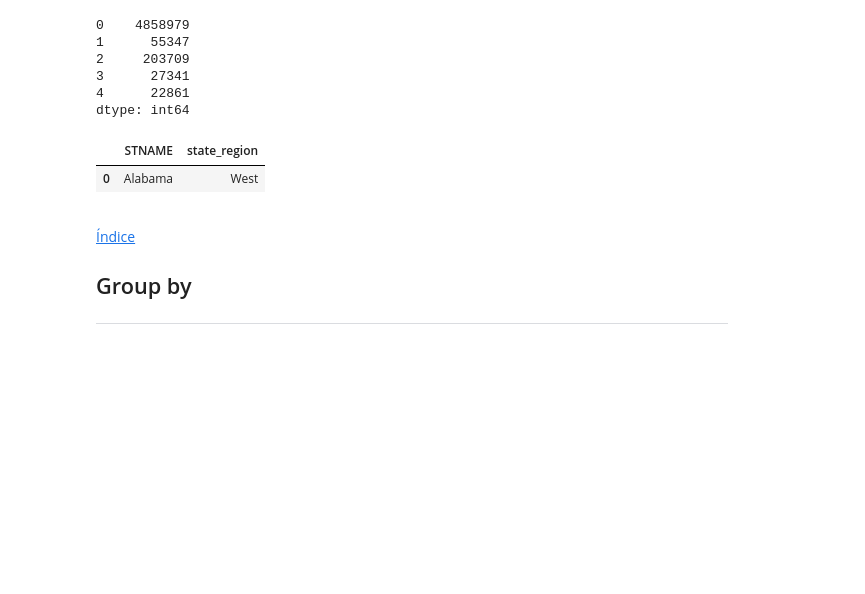
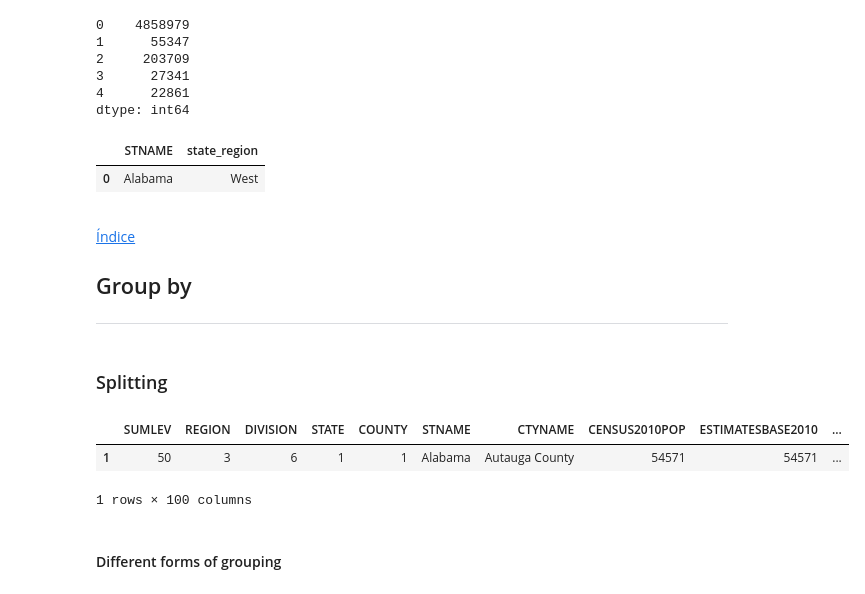
Before and after one commit to SantiGonzalezz/Applied-Data-Science-with-Python, a Jupyter notebook: 1. Introduction to Data Science in Python/Week 3/Pandas 2.ipynb, the cells around one changed output. Saved outputs shown, nothing was run; the diff lists cells and outputs as text; code cells hidden in the pictures; blank space fills up the shorter version.

```diff
--- a/1. Introduction to Data Science in Python/Week 3/Pandas 2.ipynb
+++ b/1. Introduction to Data Science in Python/Week 3/Pandas 2.ipynb
@@ -422,0 +438,13 @@ import pandas as pd
+# %% [markdown]
+### Splitting
+# %%
+df = pd.read_csv('datasets/census.csv')
+# %%
+df = df[df['SUMLEV'] == 50]
+df.head(1)
+# %% [output]
+|  | SUMLEV | REGION | DIVISION | STATE | COUNTY | STNAME | CTYNAME | CENSUS2010POP | ESTIMATESBASE2010 | ... |
+| 1 | 50 | 3 | 6 | 1 | 1 | Alabama | Autauga County | 54571 | 54571 | ... |
+1 rows × 100 columns
+# %% [markdown]
+#### Different forms of grouping
```
Also changed, not shown: parts of 29 cells of this notebook.
